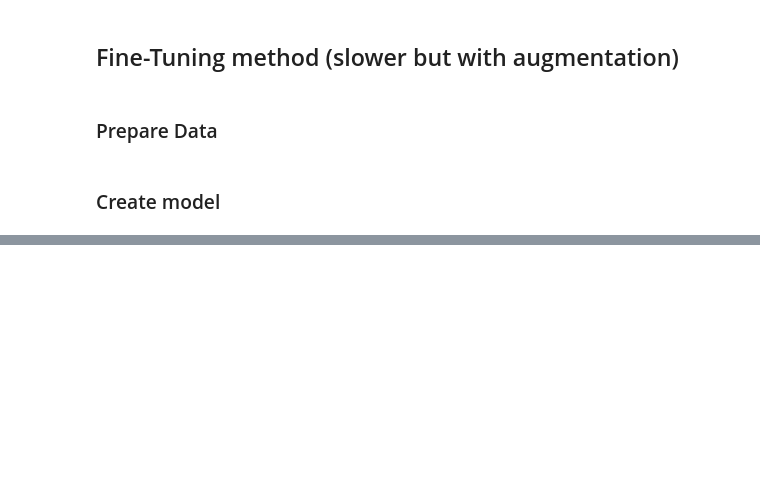
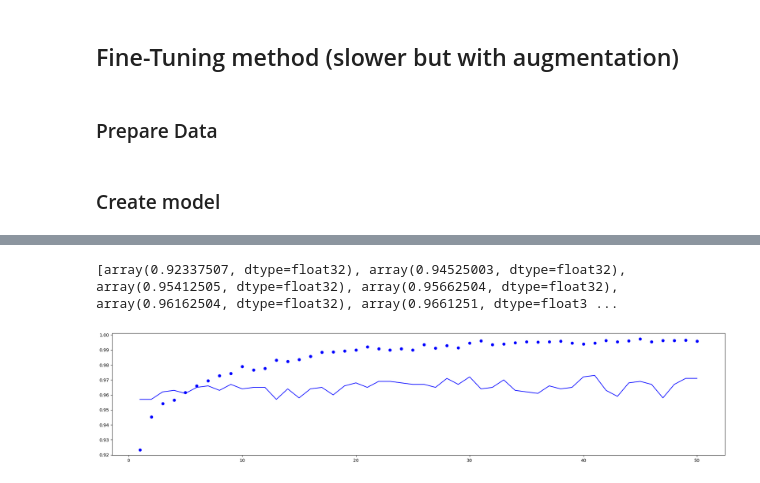
Before and after one commit to lursz/DeepNeuralNetworks, a Jupyter notebook: 5_Transfer_Learning/Ex_5_Transfer_Learning.ipynb, the cells around one changed output, grey strips where cells are left out. Drawn from its saved outputs; the diff is of its cells as text; code cells hidden in the pictures; blank space fills up the shorter version.

```diff
--- a/5_Transfer_Learning/Ex_5_Transfer_Learning.ipynb
+++ b/5_Transfer_Learning/Ex_5_Transfer_Learning.ipynb
@@ -310,0 +387,29 @@ KeyboardInterrupt:
+# %%
+class ModelTuning(nn.Module):
+    def __init__(self):
+        super().__init__()
+        self.resnet = models.resnet18(pretrained=True)
+        for param in self.resnet.parameters(): # freeze the ResNet layers
+            param.requires_grad = False
+        for param in self.resnet.layer4.parameters(): # unfreeze the last layer
+            param.requires_grad = True
+        self.resnet.fc = nn.Identity()
+        self.model = nn.Sequential(
+            nn.Linear(512, 256),
+            nn.ReLU(),
+            nn.Dropout(0.5),
+            nn.Linear(256, 1),
+            nn.Sigmoid(),
+            nn.Flatten(0, 1)
+        )
+
+    def forward(self, x):
+        x = self.resnet(x)
+        x = self.model(x)
+        return x
+
+
+model3 = ModelTuning().to(device)
+# Define loss function and optimizer
+criterion = nn.BCELoss()
+optimizer = optim.RMSprop(model3.parameters(), lr=2e-5)
@@ -310,0 +488,7 @@ KeyboardInterrupt:
+# %%
+history3 = {k: [v.cpu().numpy() if isinstance(v, torch.Tensor) else v for v in vs] for k, vs in history3.items()}
+plot_accuracy_from_history(history3)
+print(history3['accuracy'])
+# %% [output]
+[array(0.92337507, dtype=float32), array(0.94525003, dtype=float32), array(0.95412505, dtype=float32), array(0.95662504, dtype=float32), array(0.96162504, dtype=float32), array(0.9661251, dtype=float3 ...
+[figure, added]
```
Also changed, not shown: parts of 10 cells of this notebook, 1 other file.
